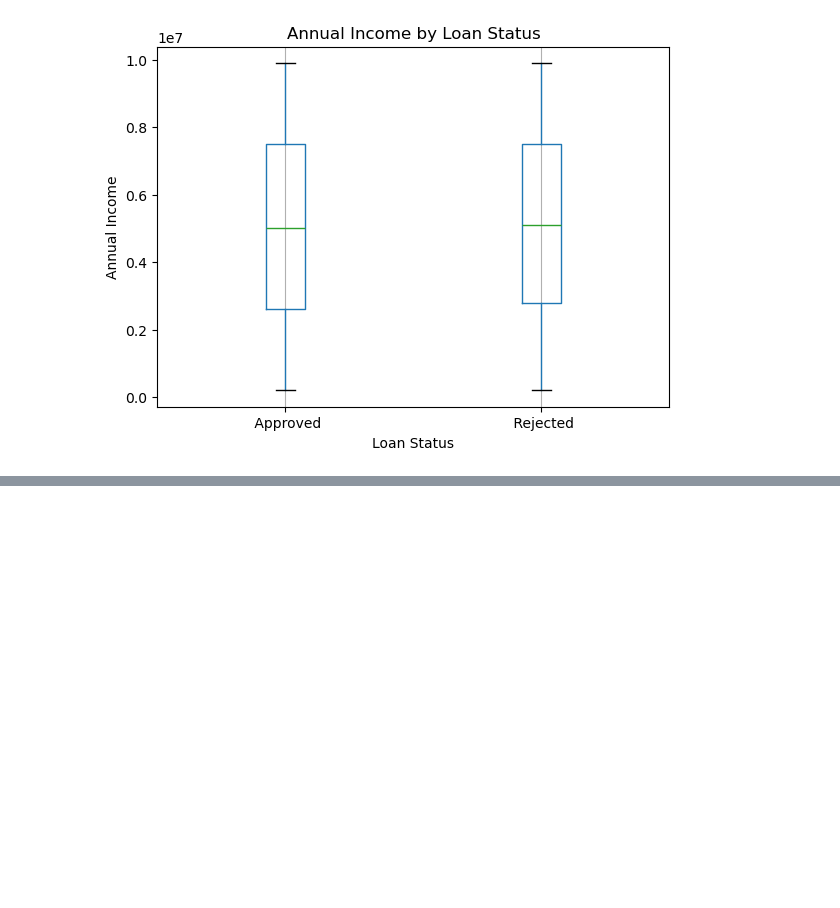
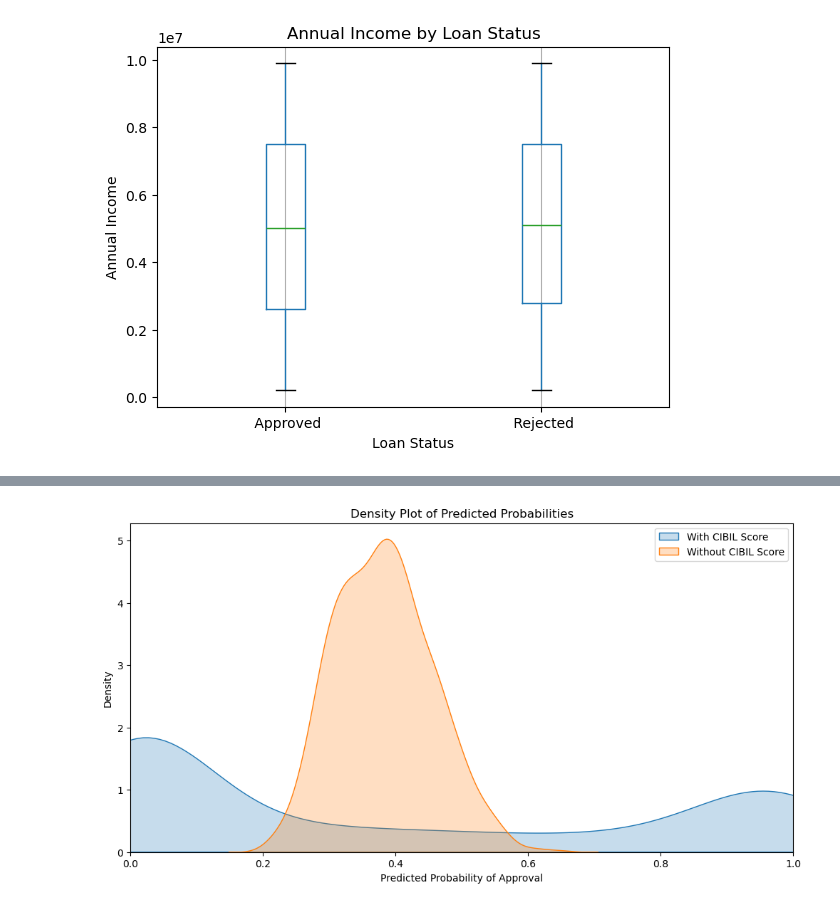
Before and after one commit to Group-6-Software-Development/Data-Handling-and-Machine-Learning, a Jupyter notebook: Home Assignments/Task 6 - Project.ipynb, the cells around one changed output, grey strips where cells are left out. Cells and saved outputs as stored; diff of their text form; code cells hidden in the pictures; blank space fills up the shorter version.

```diff
--- a/Home Assignments/Task 6 - Project.ipynb
+++ b/Home Assignments/Task 6 - Project.ipynb
@@ -186,0 +312,22 @@ plt.show()
+# %%
+# Predict probabilities for both models
+probs_with_cibil = model_with_cibil.predict_proba(X_test)[:, 1]  # Probability of approval
+probs_without_cibil = model_without_cibil.predict_proba(X_test_no_cibil)[:, 1]
+
+pred_probs_df = pred_probs_df[(pred_probs_df['Probability with CIBIL Score'] >= 0) &
+                               (pred_probs_df['Probability with CIBIL Score'] <= 1) &
+                               (pred_probs_df['Probability without CIBIL Score'] >= 0) &
+                               (pred_probs_df['Probability without CIBIL Score'] <= 1)]
+
+# Plot the predicted probabilities after filtering
+plt.figure(figsize=(12, 6))
+sns.kdeplot(pred_probs_df['Probability with CIBIL Score'], label='With CIBIL Score', fill=True)
+sns.kdeplot(pred_probs_df['Probability without CIBIL Score'], label='Without CIBIL Score', fill=True)
+plt.title('Density Plot of Predicted Probabilities')
+plt.xlabel('Predicted Probability of Approval')
+plt.ylabel('Density')
+plt.legend()
+plt.xlim(0, 1)  # Limit the x-axis to valid probability range
+plt.show()
+# %% [output]
+[figure, added]
```
Also changed, not shown: parts of 19 cells of this notebook.
